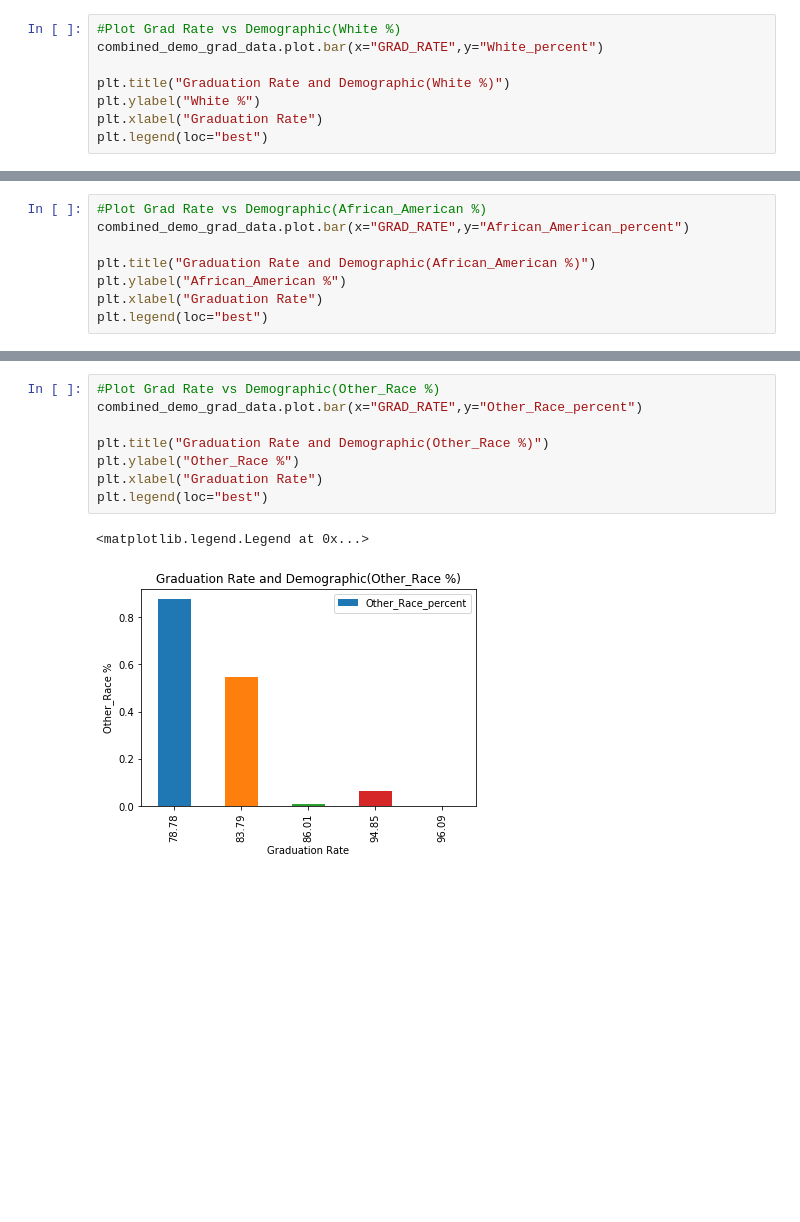
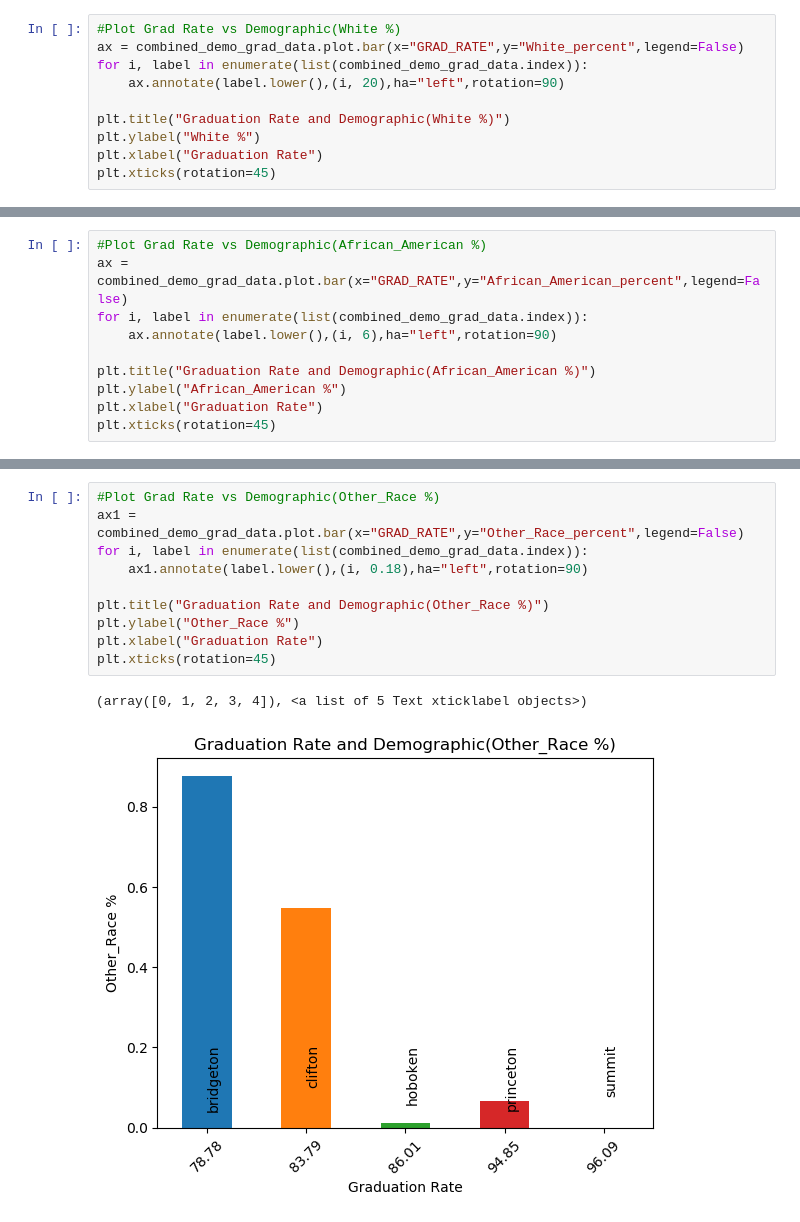
Before and after one commit to fab5-rutgers/first_project, a Jupyter notebook: Demographic/Demographic_vs_Performance.ipynb, the cells around one changed output, grey strips where cells are left out. Drawn from its saved outputs; the diff is of its cells as text; blank space fills up the shorter version.

```diff
--- a/Demographic/Demographic_vs_Performance.ipynb
+++ b/Demographic/Demographic_vs_Performance.ipynb
@@ -210,10 +212,12 @@ combined_demo_grad_data
 | SUMMIT | 2016 | 96.09 | 22238.0 | 21895.0 | 17607.0 | 824.0 | 0.0 | ... |
 # %%
 #Plot Grad Rate vs Demographic(White %)
-combined_demo_grad_data.plot.bar(x="GRAD_RATE",y="White_percent")
+ax = combined_demo_grad_data.plot.bar(x="GRAD_RATE",y="White_percent",legend=False)
+for i, label in enumerate(list(combined_demo_grad_data.index)):
+    ax.annotate(label.lower(),(i, 20),ha="left",rotation=90)
 
 plt.title("Graduation Rate and Demographic(White %)")
 plt.ylabel("White %")
 plt.xlabel("Graduation Rate")
-plt.legend(loc="best")
+plt.xticks(rotation=45)
 # %% [output]
@@ -222,9 +226,11 @@ plt.legend(loc="best")
 # %%
 #Plot Grad Rate vs Demographic(African_American %)
-combined_demo_grad_data.plot.bar(x="GRAD_RATE",y="African_American_percent")
+ax = combined_demo_grad_data.plot.bar(x="GRAD_RATE",y="African_American_percent",legend=False)
+for i, label in enumerate(list(combined_demo_grad_data.index)):
+    ax.annotate(label.lower(),(i, 6),ha="left",rotation=90)
 
 plt.title("Graduation Rate and Demographic(African_American %)")
 plt.ylabel("African_American %")
 plt.xlabel("Graduation Rate")
-plt.legend(loc="best")
+plt.xticks(rotation=45)
 # %% [output]
@@ -233,13 +239,15 @@ plt.legend(loc="best")
 # %%
 #Plot Grad Rate vs Demographic(Other_Race %)
-combined_demo_grad_data.plot.bar(x="GRAD_RATE",y="Other_Race_percent")
+ax1 = combined_demo_grad_data.plot.bar(x="GRAD_RATE",y="Other_Race_percent",legend=False)
+for i, label in enumerate(list(combined_demo_grad_data.index)):
+    ax1.annotate(label.lower(),(i, 0.18),ha="left",rotation=90)
 
 plt.title("Graduation Rate and Demographic(Other_Race %)")
 plt.ylabel("Other_Race %")
 plt.xlabel("Graduation Rate")
-plt.legend(loc="best")
+plt.xticks(rotation=45)
 # %% [output]
-<matplotlib.legend.Legend at 0x...>
+(array([0, 1, 2, 3, 4]), <a list of 5 Text xticklabel objects>)
-[figure, old version]
+[figure, new version]
 # %%
 #Plot Grad Rate vs Demographic(Asian %)
```
Also changed, not shown: parts of 4 cells of this notebook.
